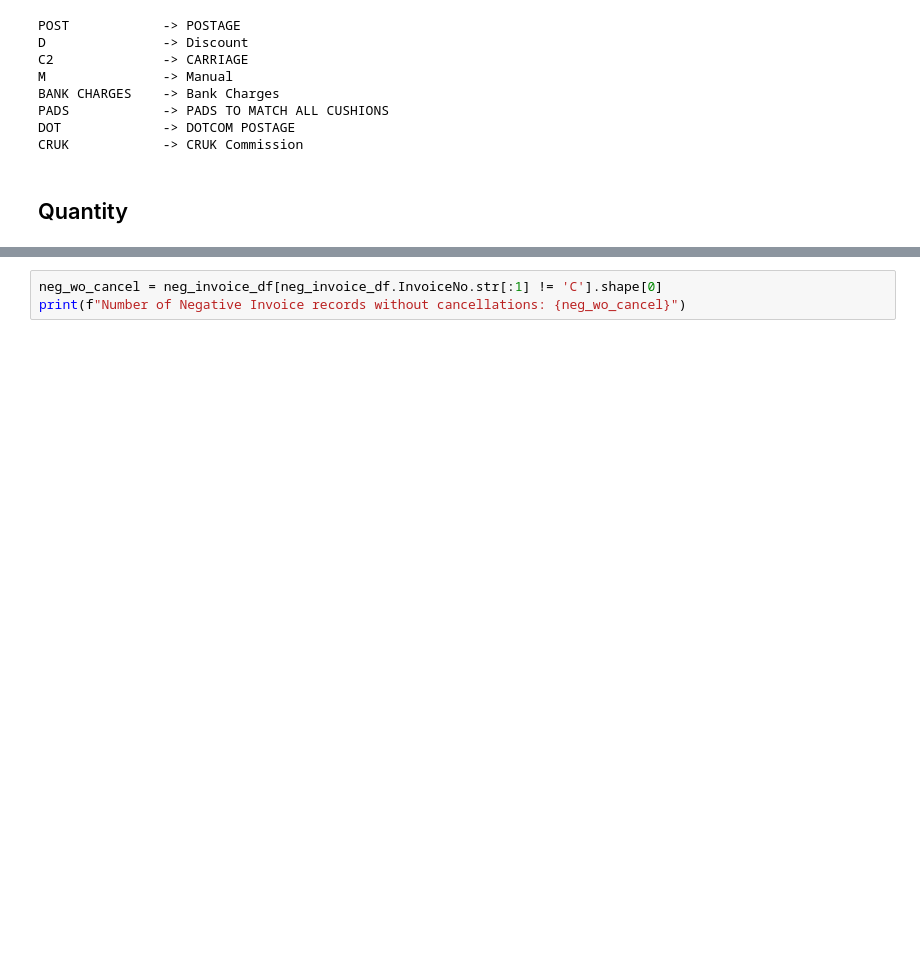
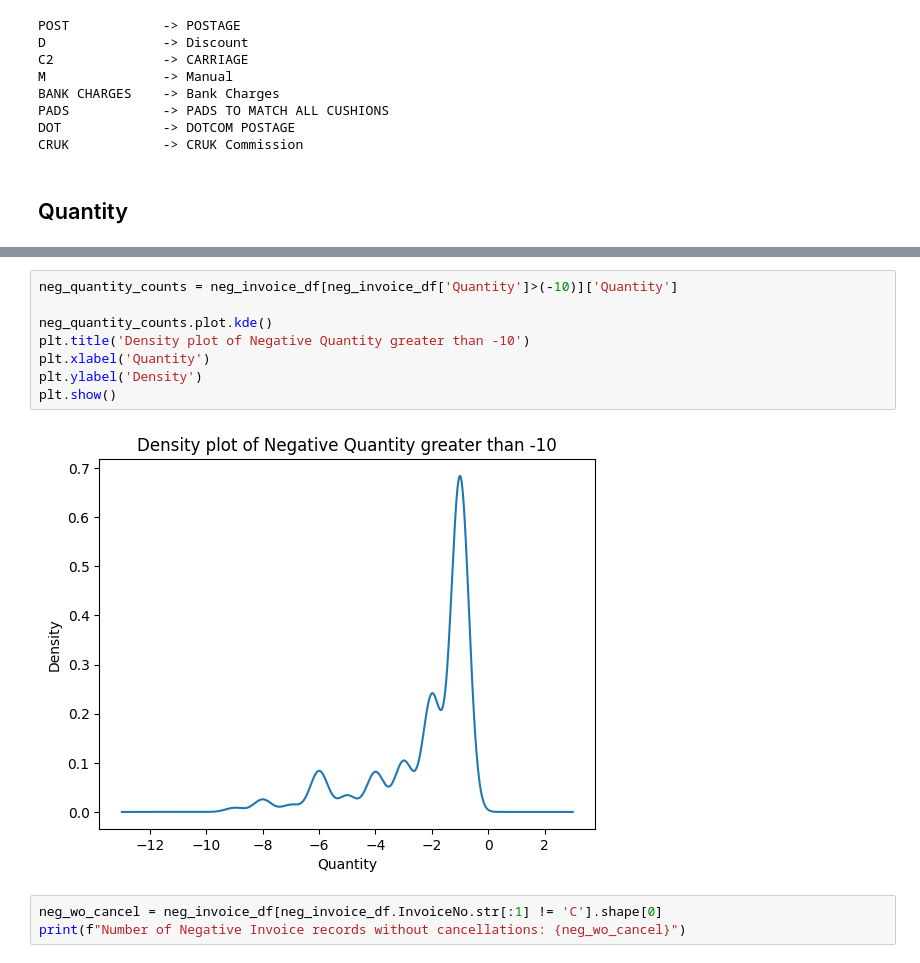
Before and after one commit to shubhjadhav/Customer-Segmentation, a Jupyter notebook: Code/customer-segmentation.ipynb, the cells around one changed output, grey strips where cells are left out. Drawn from its saved outputs; the diff is of its cells as text; blank space fills up the shorter version.

```diff
--- a/Code/customer-segmentation.ipynb
+++ b/Code/customer-segmentation.ipynb
@@ -239,6 +247,16 @@ Number of Negative Invoice records: 8872
 | 235 | C536391 | 22556 | PLASTERS IN TIN CIRCUS PARADE | -12 | 2010-12-01 10:24:00 | 1.65 | 17548.0 | United Kingdom |
 | 236 | C536391 | 21984 | PACK OF 12 PINK PAISLEY TISSUES | -24 | 2010-12-01 10:24:00 | 0.29 | 17548.0 | United Kingdom |
 | 237 | C536391 | 21983 | PACK OF 12 BLUE PAISLEY TISSUES | -24 | 2010-12-01 10:24:00 | 0.29 | 17548.0 | United Kingdom |
+# %%
+neg_quantity_counts = neg_invoice_df[neg_invoice_df['Quantity']>(-10)]['Quantity']
+
+neg_quantity_counts.plot.kde()
+plt.title('Density plot of Negative Quantity greater than -10')
+plt.xlabel('Quantity')
+plt.ylabel('Density')
+plt.show()
+# %% [output]
+[figure, added]
 # %%
 neg_wo_cancel = neg_invoice_df[neg_invoice_df.InvoiceNo.str[:1] != 'C'].shape[0]
 print(f"Number of Negative Invoice records without cancellations: {neg_wo_cancel}")
```
Also changed, not shown: parts of 31 cells of this notebook.
